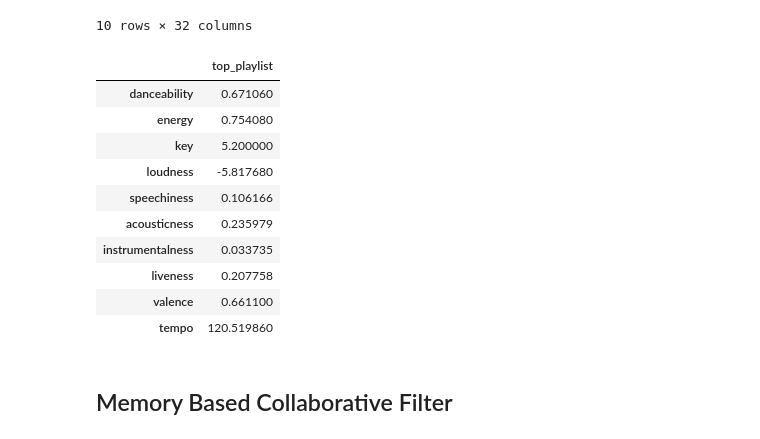
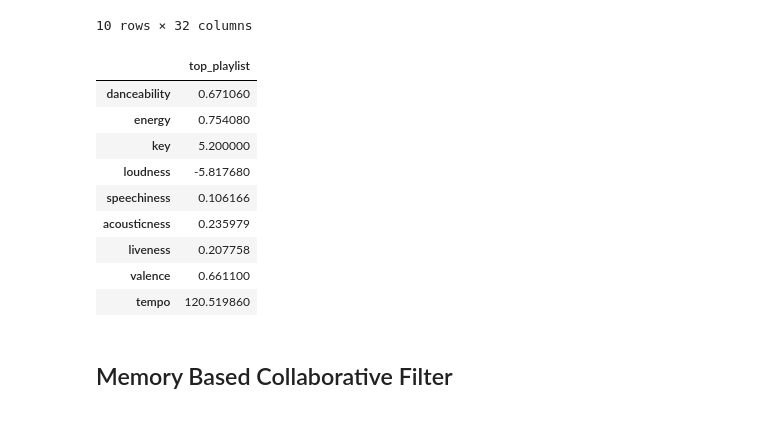
Before and after one commit to vvenkatesh-ML/Spotify-Recommendation-System, a Jupyter notebook: Spotify Recommendation System .ipynb, the cells around one changed output. Saved outputs shown, nothing was run; the diff lists cells and outputs as text; code cells hidden in the pictures.

```diff
--- a/Spotify Recommendation System .ipynb
+++ b/Spotify Recommendation System .ipynb
@@ -375,16 +375,16 @@ X_2
 # %%
 y = pd.DataFrame(df_final_features.mean(), columns = ['top_playlist'])
 y = y[:10]
+y = y.drop('instrumentalness', axis=0)
 y
 # %% [output]
 |  | top_playlist |
 | danceability | 0.671060 |
 | energy | 0.754080 |
 | key | 5.200000 |
 | loudness | -5.817680 |
 | speechiness | 0.106166 |
 | acousticness | 0.235979 |
-| instrumentalness | 0.033735 |
 | liveness | 0.207758 |
 | valence | 0.661100 |
 | tempo | 120.519860 |
```
Also changed, not shown: parts of 5 cells of this notebook.
